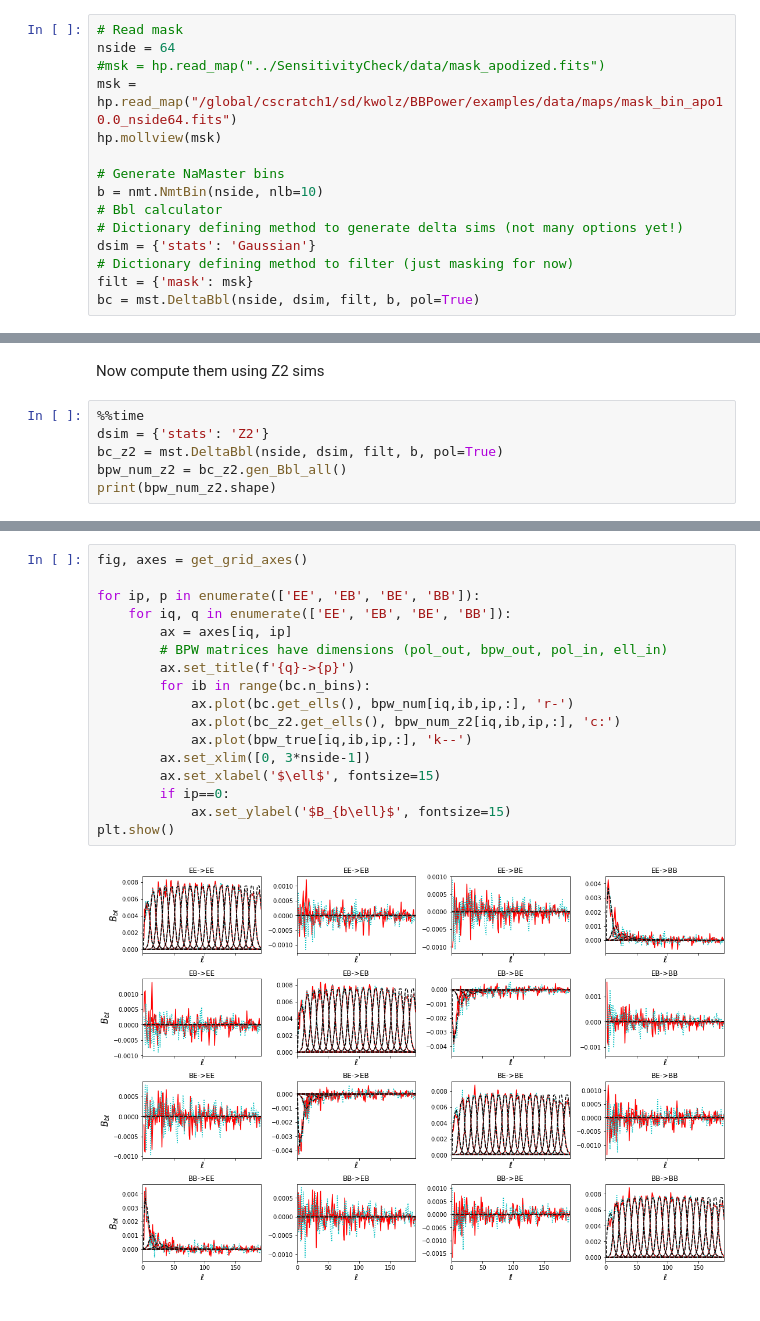
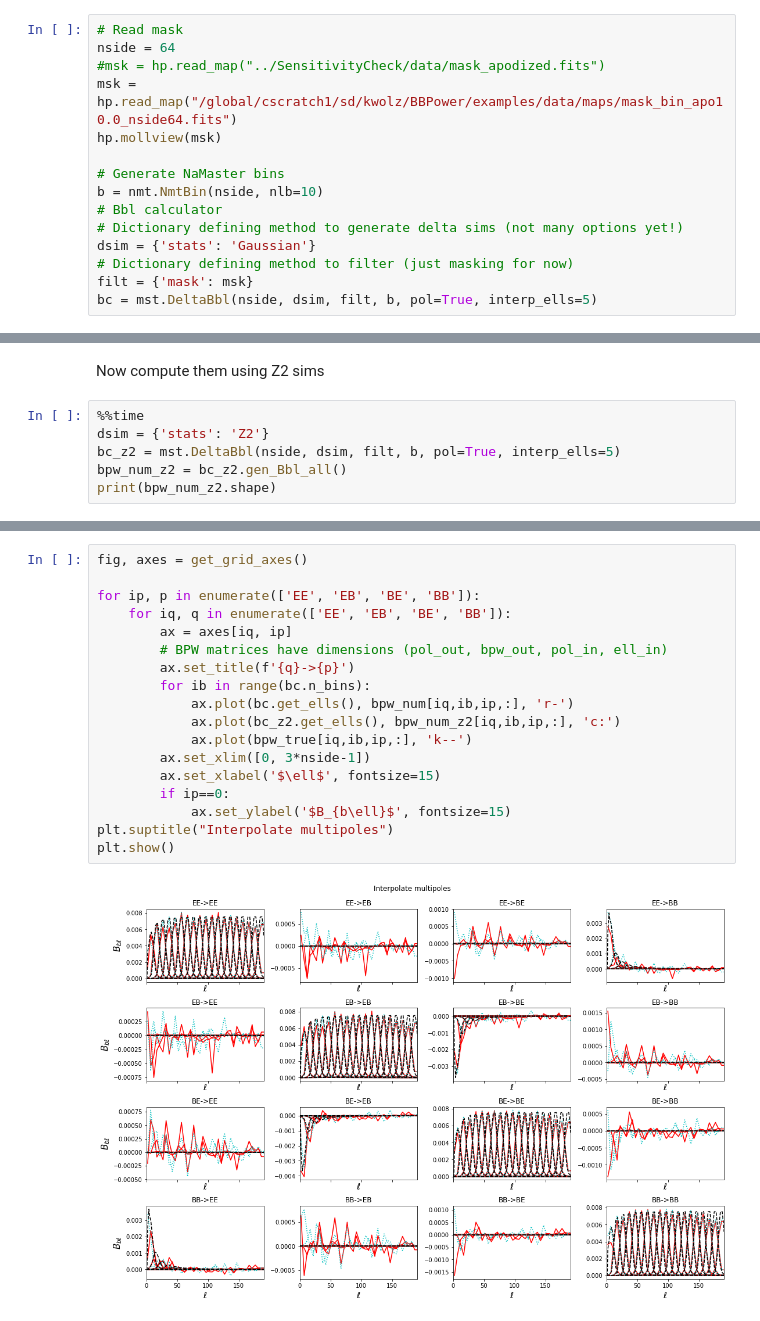
Before and after one commit to susannaaz/SOOPERCOOL, a Jupyter notebook: PolExample.ipynb, the cells around one changed output, grey strips where cells are left out. Cells and saved outputs as stored; diff of their text form.

Commit message:
add option sparse ell sampling & interpolation

```diff
--- a/PolExample.ipynb
+++ b/PolExample.ipynb
@@ -26,7 +26,7 @@ b = nmt.NmtBin(nside, nlb=10)
 dsim = {'stats': 'Gaussian'}
 # Dictionary defining method to filter (just masking for now)
 filt = {'mask': msk}
-bc = mst.DeltaBbl(nside, dsim, filt, b, pol=True)
+bc = mst.DeltaBbl(nside, dsim, filt, b, pol=True, interp_ells=5)
 # %% [output]
 [figure]
 # %%
@@ -98,7 +98,7 @@ Now compute them using Z2 sims
 # %%
 %%time
 dsim = {'stats': 'Z2'}
-bc_z2 = mst.DeltaBbl(nside, dsim, filt, b, pol=True)
+bc_z2 = mst.DeltaBbl(nside, dsim, filt, b, pol=True, interp_ells=5)
 bpw_num_z2 = bc_z2.gen_Bbl_all()
 print(bpw_num_z2.shape)
 # %% [output]
@@ -108,19 +108,20 @@ Wall time: 12min 9s
 # %%
 fig, axes = get_grid_axes()
 
 for ip, p in enumerate(['EE', 'EB', 'BE', 'BB']):
     for iq, q in enumerate(['EE', 'EB', 'BE', 'BB']):
         ax = axes[iq, ip]
         # BPW matrices have dimensions (pol_out, bpw_out, pol_in, ell_in)
         ax.set_title(f'{q}->{p}')
         for ib in range(bc.n_bins):
             ax.plot(bc.get_ells(), bpw_num[iq,ib,ip,:], 'r-')
             ax.plot(bc_z2.get_ells(), bpw_num_z2[iq,ib,ip,:], 'c:')
             ax.plot(bpw_true[iq,ib,ip,:], 'k--')
         ax.set_xlim([0, 3*nside-1])
         ax.set_xlabel('$\ell$', fontsize=15)
         if ip==0:
             ax.set_ylabel('$B_{b\ell}$', fontsize=15)
+plt.suptitle("Interpolate multipoles")
 plt.show()
 # %% [output]
-[figure, old version]
+[figure, new version]
```
Also changed, not shown: parts of 12 cells of this notebook, 1 other file.
